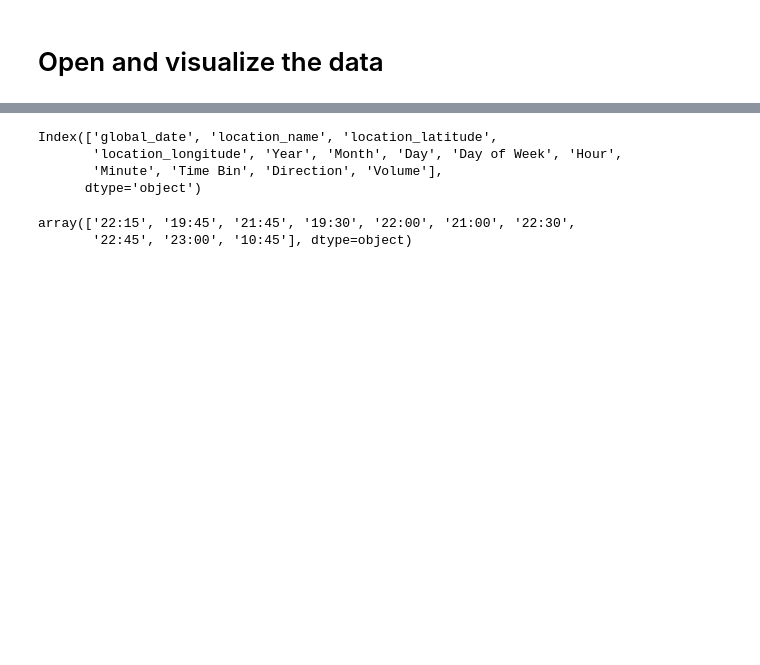
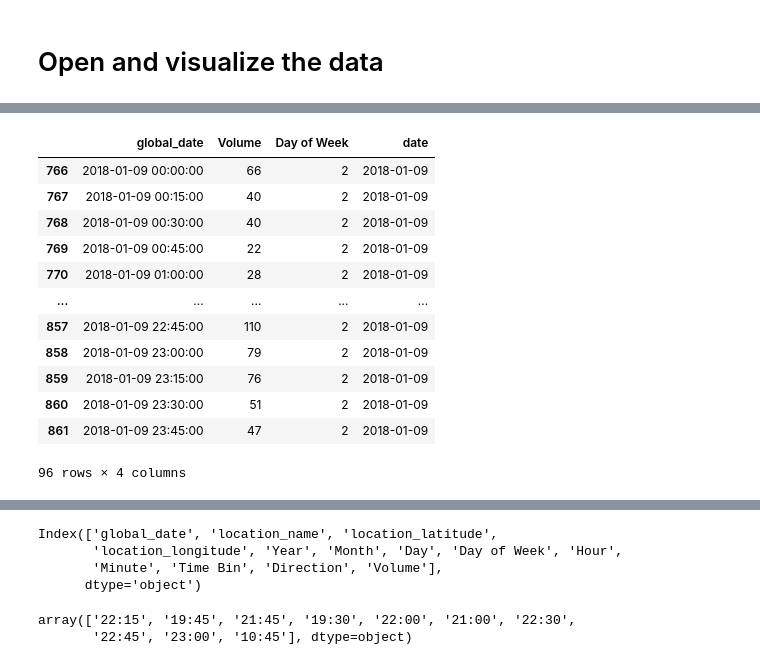
Before and after one commit to clemvst/RadarTrafficData, a Jupyter notebook: notebooks/open_data.ipynb, the cells around one changed output, grey strips where cells are left out. Cells and saved outputs as stored; diff of their text form; code cells hidden in the pictures; blank space fills up the shorter version.

```diff
--- a/notebooks/open_data.ipynb
+++ b/notebooks/open_data.ipynb
@@ -8,0 +33,2 @@ PATH_CSV="/Users/iris/Documents/radar_deep/Radar_Traffic_Counts.csv"
+# %%
+day1=df1["date"].iloc[0]
@@ -8,0 +39,16 @@ PATH_CSV="/Users/iris/Documents/radar_deep/Radar_Traffic_Counts.csv"
+# %%
+df1.loc[(df1["date"]>=day1+timedelta(days=8))&(df1["date"]<day1+timedelta(days=9))]
+# %% [output]
+|  | global_date | Volume | Day of Week | date |
+| 766 | 2018-01-09 00:00:00 | 66 | 2 | 2018-01-09 |
+| 767 | 2018-01-09 00:15:00 | 40 | 2 | 2018-01-09 |
+| 768 | 2018-01-09 00:30:00 | 40 | 2 | 2018-01-09 |
+| 769 | 2018-01-09 00:45:00 | 22 | 2 | 2018-01-09 |
+| 770 | 2018-01-09 01:00:00 | 28 | 2 | 2018-01-09 |
+| ... | ... | ... | ... | ... |
+| 857 | 2018-01-09 22:45:00 | 110 | 2 | 2018-01-09 |
+| 858 | 2018-01-09 23:00:00 | 79 | 2 | 2018-01-09 |
+| 859 | 2018-01-09 23:15:00 | 76 | 2 | 2018-01-09 |
+| 860 | 2018-01-09 23:30:00 | 51 | 2 | 2018-01-09 |
+| 861 | 2018-01-09 23:45:00 | 47 | 2 | 2018-01-09 |
+96 rows × 4 columns
```
Also changed, not shown: parts of 9 cells of this notebook, 1 other file.
